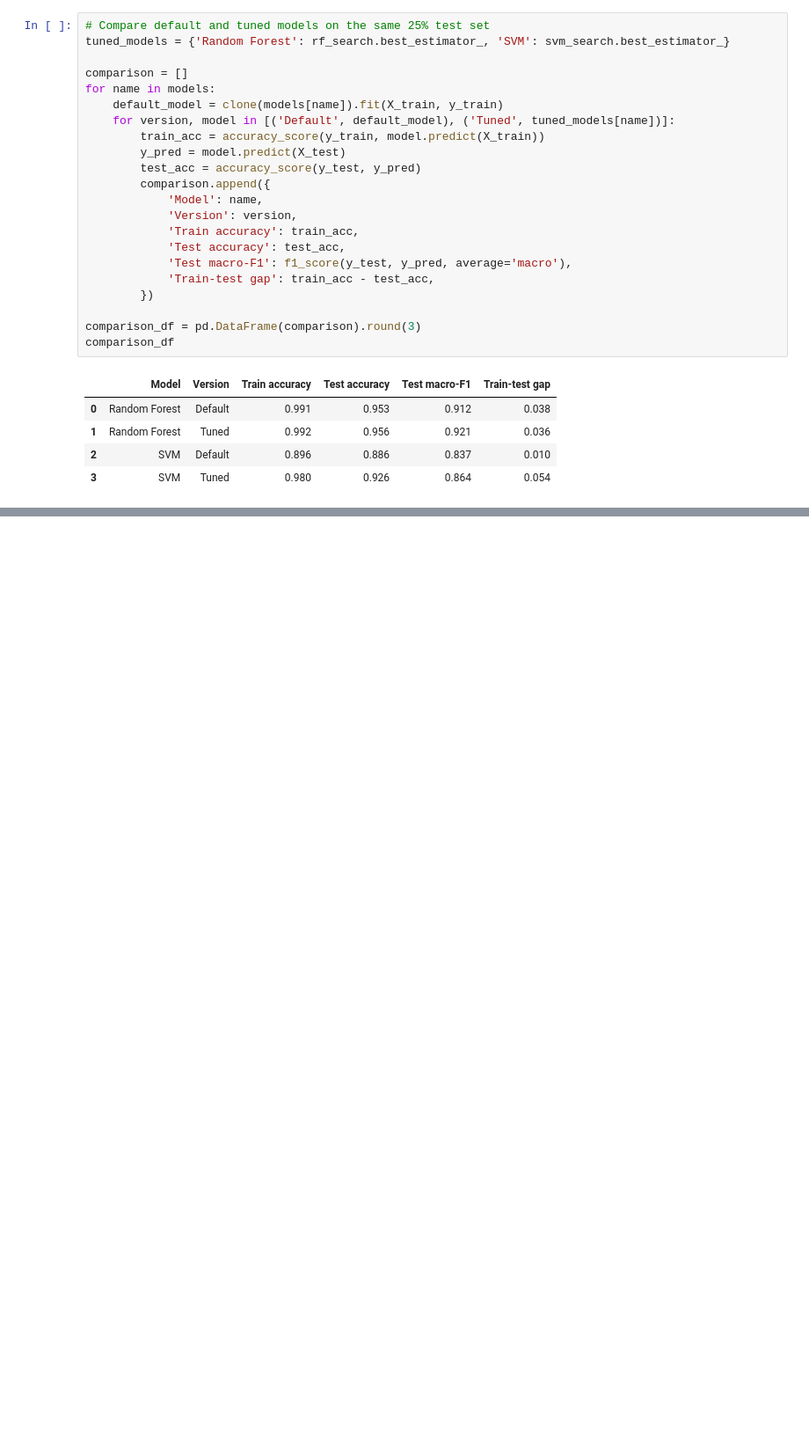
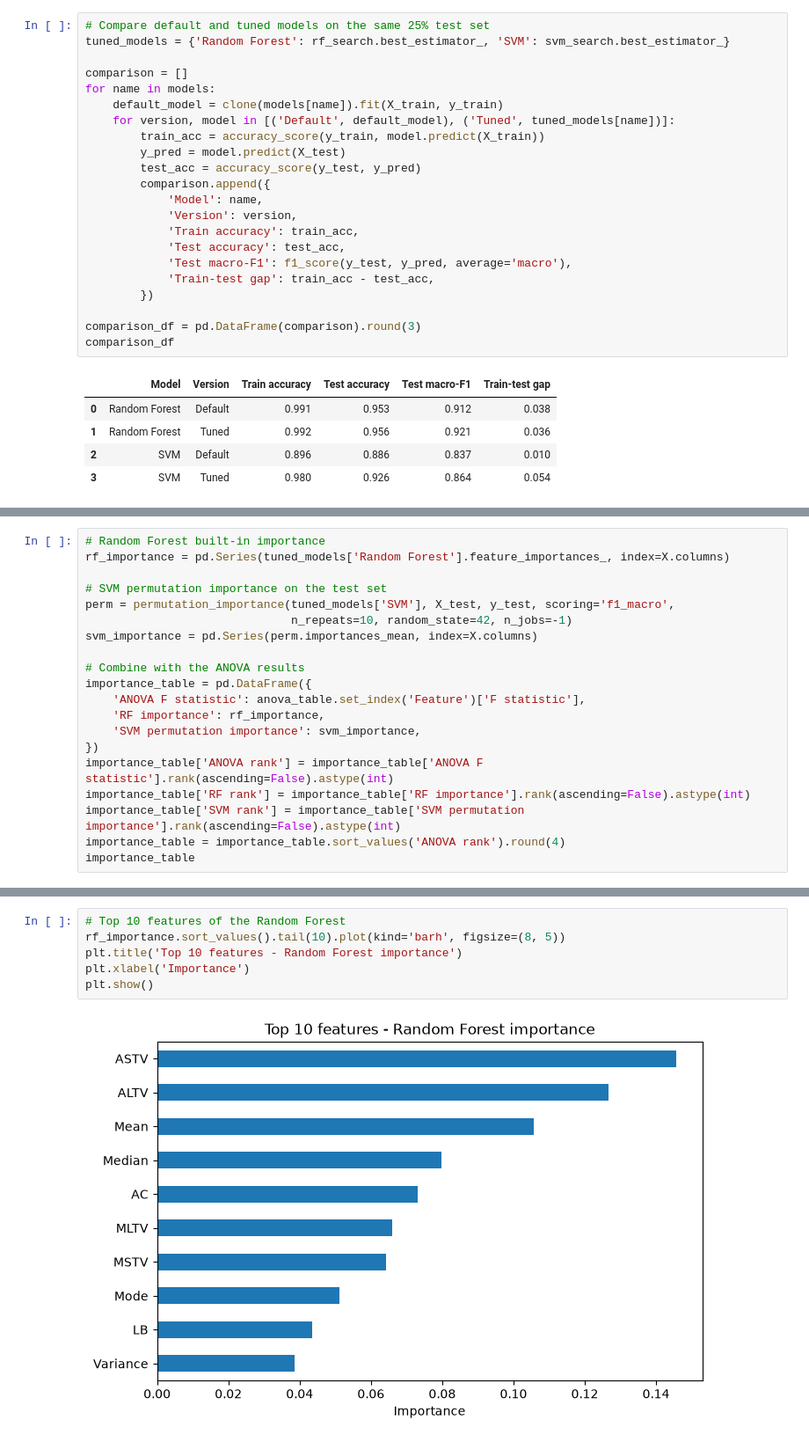
Before and after one commit to sba26106-bit/machine-learning-ca1, a Jupyter notebook: CA1_ML.ipynb, the cells around one changed output, grey strips where cells are left out. Shown at 88% size. Drawn from its saved outputs; the diff is of its cells as text; blank space fills up the shorter version.

```diff
--- a/CA1_ML.ipynb
+++ b/CA1_ML.ipynb
@@ -631,0 +685,20 @@ The highest `Train-test gap` has Tuned SVM.
+# %%
+# Random Forest built-in importance
+rf_importance = pd.Series(tuned_models['Random Forest'].feature_importances_, index=X.columns)
+
+# SVM permutation importance on the test set
+perm = permutation_importance(tuned_models['SVM'], X_test, y_test, scoring='f1_macro',
+                              n_repeats=10, random_state=42, n_jobs=-1)
+svm_importance = pd.Series(perm.importances_mean, index=X.columns)
+
+# Combine with the ANOVA results
+importance_table = pd.DataFrame({
+    'ANOVA F statistic': anova_table.set_index('Feature')['F statistic'],
+    'RF importance': rf_importance,
+    'SVM permutation importance': svm_importance,
+})
+importance_table['ANOVA rank'] = importance_table['ANOVA F statistic'].rank(ascending=False).astype(int)
+importance_table['RF rank'] = importance_table['RF importance'].rank(ascending=False).astype(int)
+importance_table['SVM rank'] = importance_table['SVM permutation importance'].rank(ascending=False).astype(int)
+importance_table = importance_table.sort_values('ANOVA rank').round(4)
+importance_table
@@ -631,0 +723,8 @@ The highest `Train-test gap` has Tuned SVM.
+# %%
+# Top 10 features of the Random Forest
+rf_importance.sort_values().tail(10).plot(kind='barh', figsize=(8, 5))
+plt.title('Top 10 features - Random Forest importance')
+plt.xlabel('Importance')
+plt.show()
+# %% [output]
+[figure, added]
```
Also changed, not shown: parts of 23 cells of this notebook, 1 other file.
